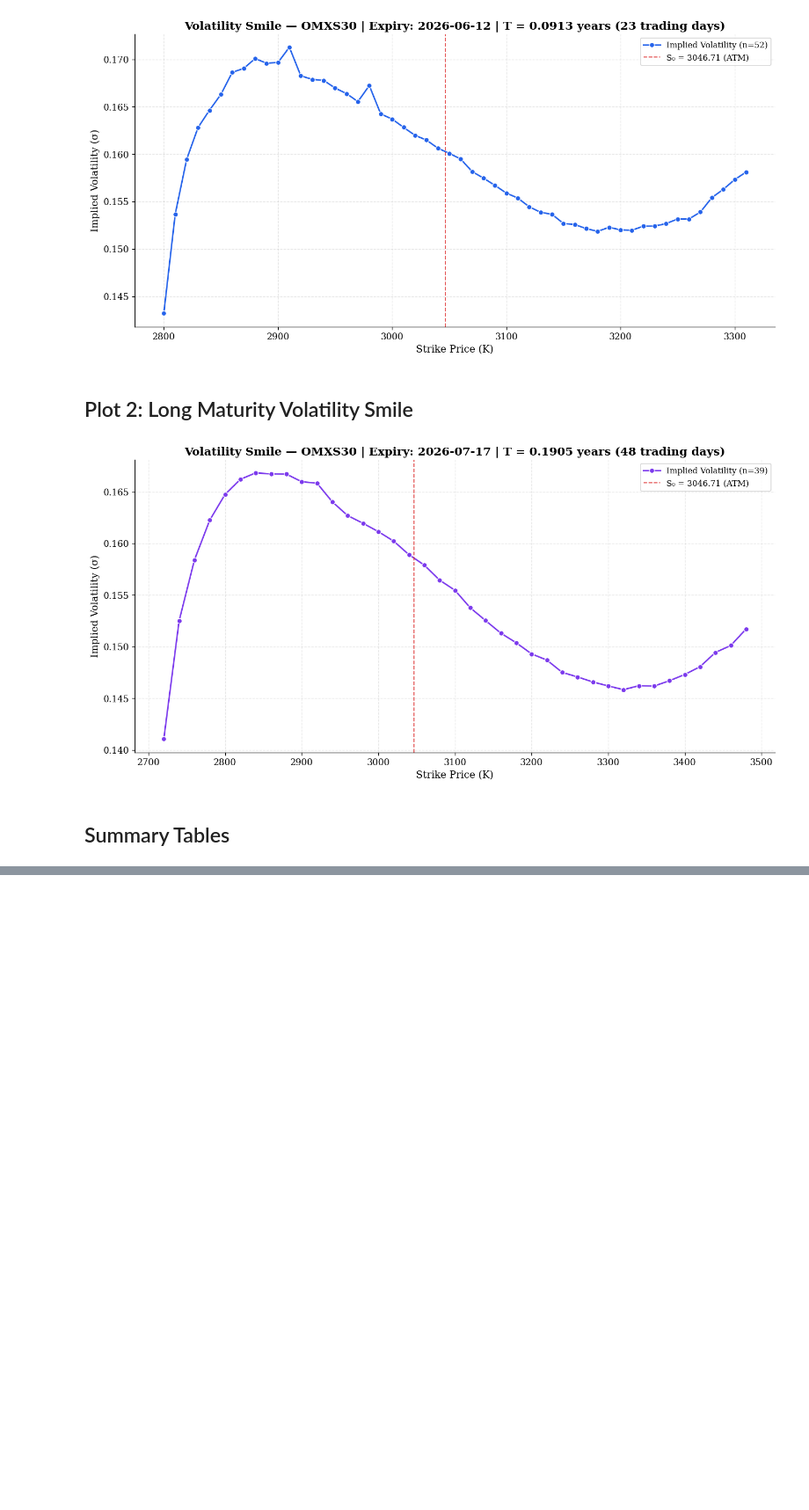
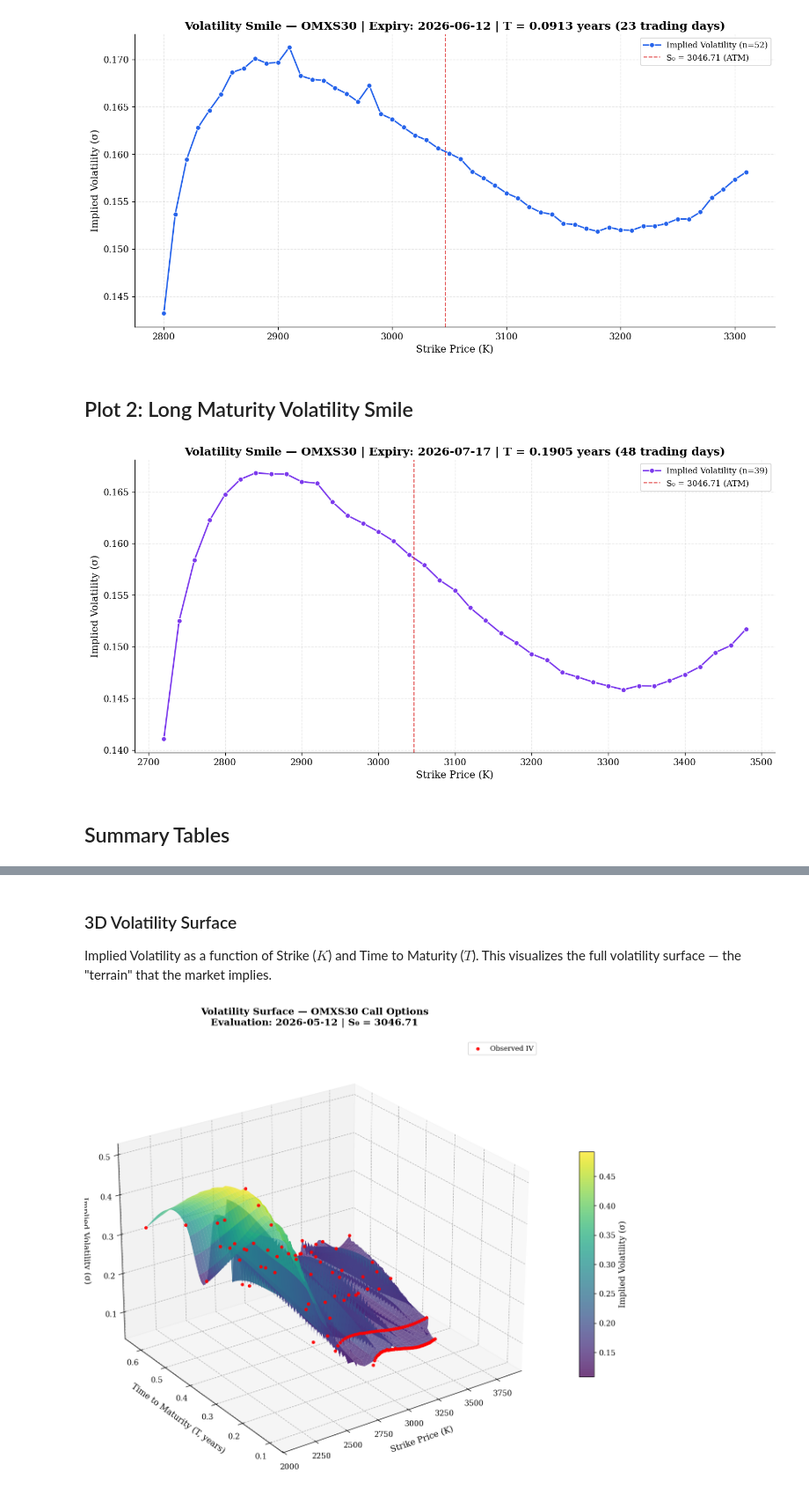
Before and after one commit to Pozhyla/Financial-Mathemtics-Seminar-Project-Volatility-Smiles, a Jupyter notebook: core/src/volatility_smiles.ipynb, the cells around one changed output, grey strips where cells are left out. Shown at 88% size. Drawn from its saved outputs; the diff is of its cells as text; code cells hidden in the pictures; blank space fills up the shorter version.

```diff
--- a/core/src/volatility_smiles.ipynb
+++ b/core/src/volatility_smiles.ipynb
@@ -564,0 +676,63 @@ logger.info("Pipeline complete. Both volatility smiles computed successfully.")
+# %% [markdown]
+### 3D Volatility Surface
+
+Implied Volatility as a function of Strike ($K$) and Time to Maturity ($T$).
+This visualizes the full volatility surface — the "terrain" that the market implies.
+# %%
+from mpl_toolkits.mplot3d import Axes3D
+from scipy.interpolate import griddata
+
+# ── Prepare data for 3D surface interpolation ─────────────────────
+strikes_all = df_surface['Strike'].values
+T_all = df_surface['T'].values
+iv_all = df_surface['IV'].values
+
+# Create a regular grid for interpolation
+K_grid = np.linspace(strikes_all.min(), strikes_all.max(), 100)
+T_grid = np.linspace(T_all.min(), T_all.max(), 50)
+K_mesh, T_mesh = np.meshgrid(K_grid, T_grid)
+
+# Interpolate IV onto the regular grid (cubic for smoothness)
+IV_mesh = griddata(
+    (strikes_all, T_all), iv_all,
+    (K_mesh, T_mesh),
+    method='cubic'
+)
+
+# ── 3D Surface Plot ───────────────────────────────────────────────
+fig = plt.figure(figsize=(16, 10))
+ax = fig.add_subplot(111, projection='3d')
+
+# Plot the interpolated surface
+surf = ax.plot_surface(
+    K_mesh, T_mesh, IV_mesh,
+    cmap='viridis', alpha=0.75, edgecolor='none'
+)
+
+# Scatter the actual data points on top
+ax.scatter(
+    strikes_all, T_all, iv_all,
+    c='red', s=15, alpha=0.9, zorder=5,
+    label='Observed IV'
+)
+
+ax.set_xlabel('Strike Price (K)', fontsize=12, labelpad=10)
+ax.set_ylabel('Time to Maturity (T, years)', fontsize=12, labelpad=10)
+ax.set_zlabel('Implied Volatility (σ)', fontsize=12, labelpad=10)
+ax.set_title(
+    f'Volatility Surface — OMXS30 Call Options\n'
+    f'Evaluation: {EVALUATION_DATE} | S₀ = {S0}',
+    fontsize=14, fontweight='bold', pad=20
+)
+
+# Adjust viewing angle for best perspective
+ax.view_init(elev=25, azim=235)
+
+# Color bar for IV scale
+fig.colorbar(surf, ax=ax, shrink=0.5, aspect=15, label='Implied Volatility (σ)')
+
+ax.legend(fontsize=10)
+plt.tight_layout()
+plt.show()
+# %% [output]
+[figure, added]
```
Also changed, not shown: parts of 17 cells of this notebook, 8 other files.
